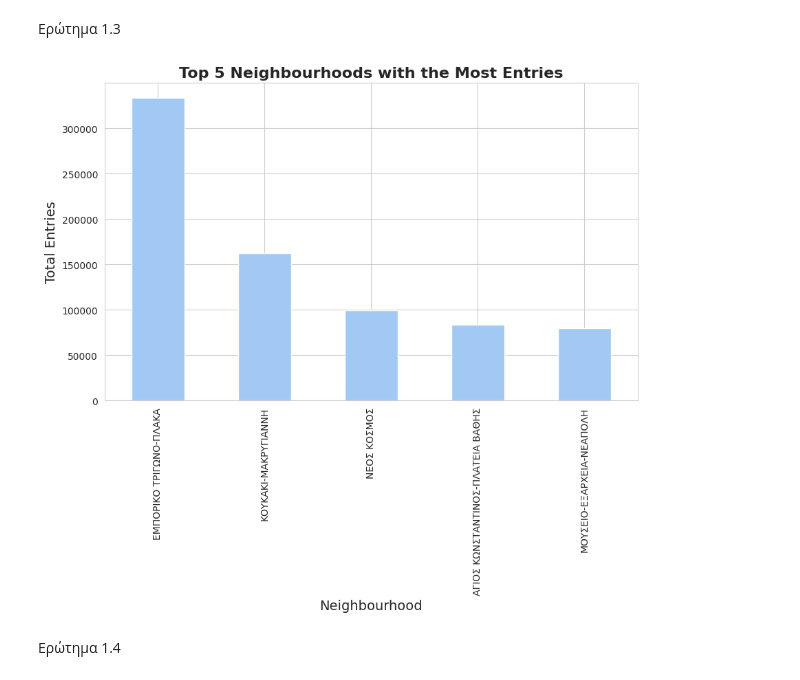
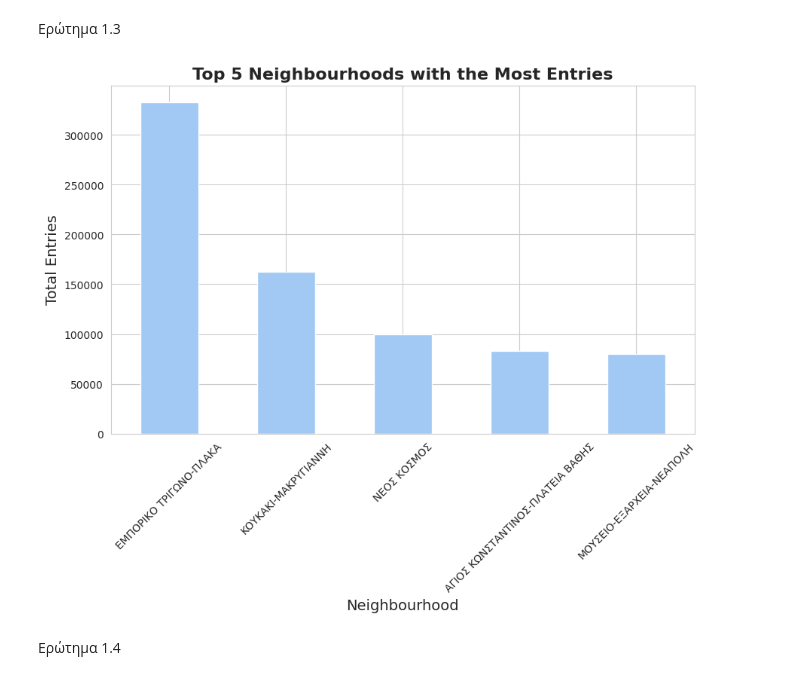
Before and after one commit to GeorgeSakketos/Data_Mining_Exercice_01, a Jupyter notebook: Data_Mining.ipynb, the cells around one changed output. Drawn from its saved outputs; the diff is of its cells as text; code cells hidden in the pictures.

```diff
--- a/Data_Mining.ipynb
+++ b/Data_Mining.ipynb
@@ -203,26 +224,28 @@ Name: price, dtype: float64
 # %%
 # Apply unidecode to the 'neighbourhood' column
 train_2023_copy = train_2023.copy()
 
 # Group by 'neighbourhood' and sum up 'number_of_reviews', then select the top 5
 top_5 = train_2023_copy.groupby('neighbourhood')['number_of_reviews'].sum().nlargest(5)
 
+# Plot Styling
 sns.set_style("whitegrid")
 sns.set_palette("pastel")
 
 # Plot Top 5 Neighbourhoods
 top_5.plot(kind='bar', figsize=(10, 6))
 
 # Title and Labels
+plt.xticks(rotation=45)
 plt.title("Top 5 Neighbourhoods with the Most Entries", fontsize=16, fontweight='bold')
 plt.xlabel("Neighbourhood", fontsize=14)
 plt.ylabel("Total Entries", fontsize=14)
 
 # Show the plot
 plt.grid(True)
 plt.show()
 # %% [output]
-[figure, old version]
+[figure, new version]
 # %% [markdown]
 Ερώτημα 1.4
 # %%
```
Also changed, not shown: parts of 44 cells of this notebook.
